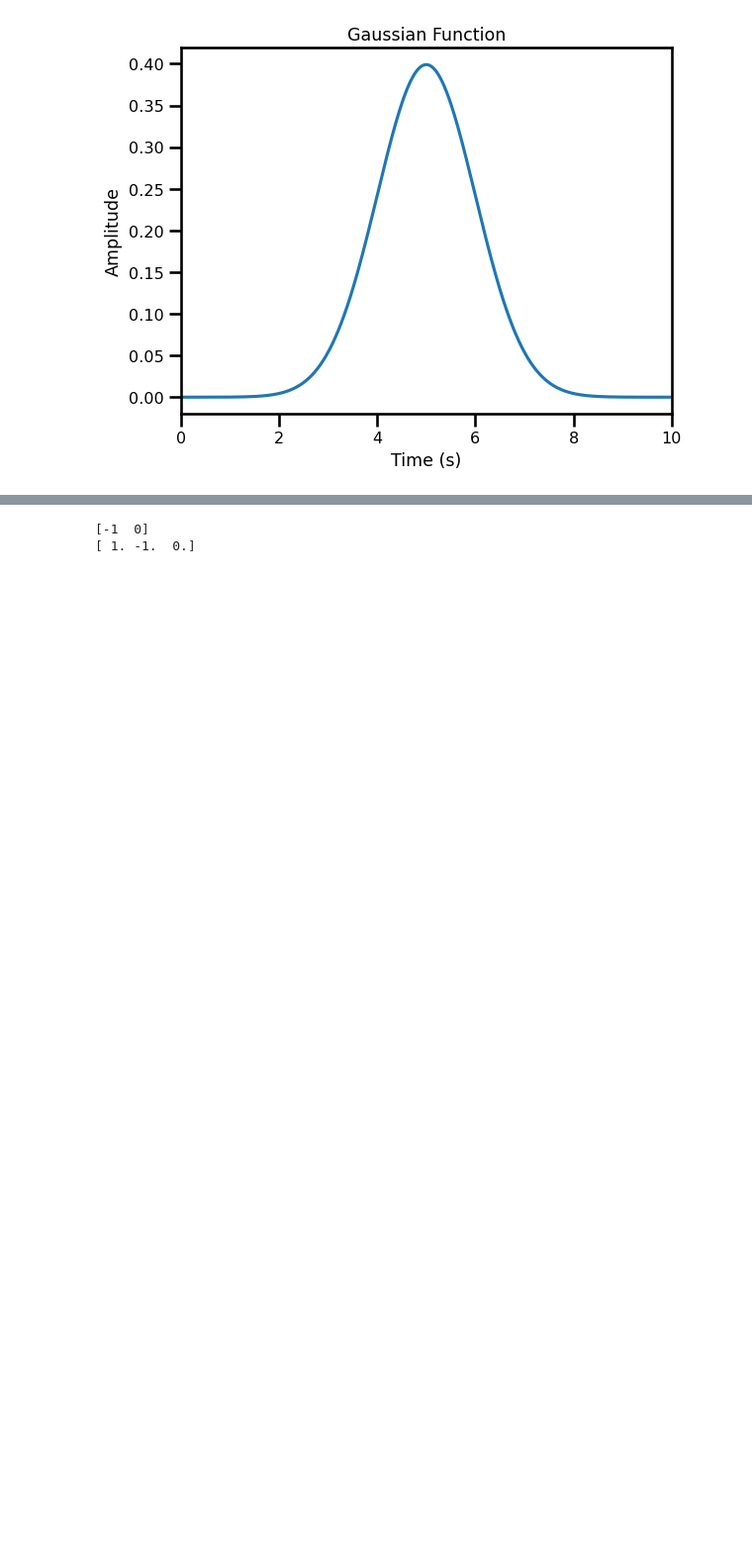
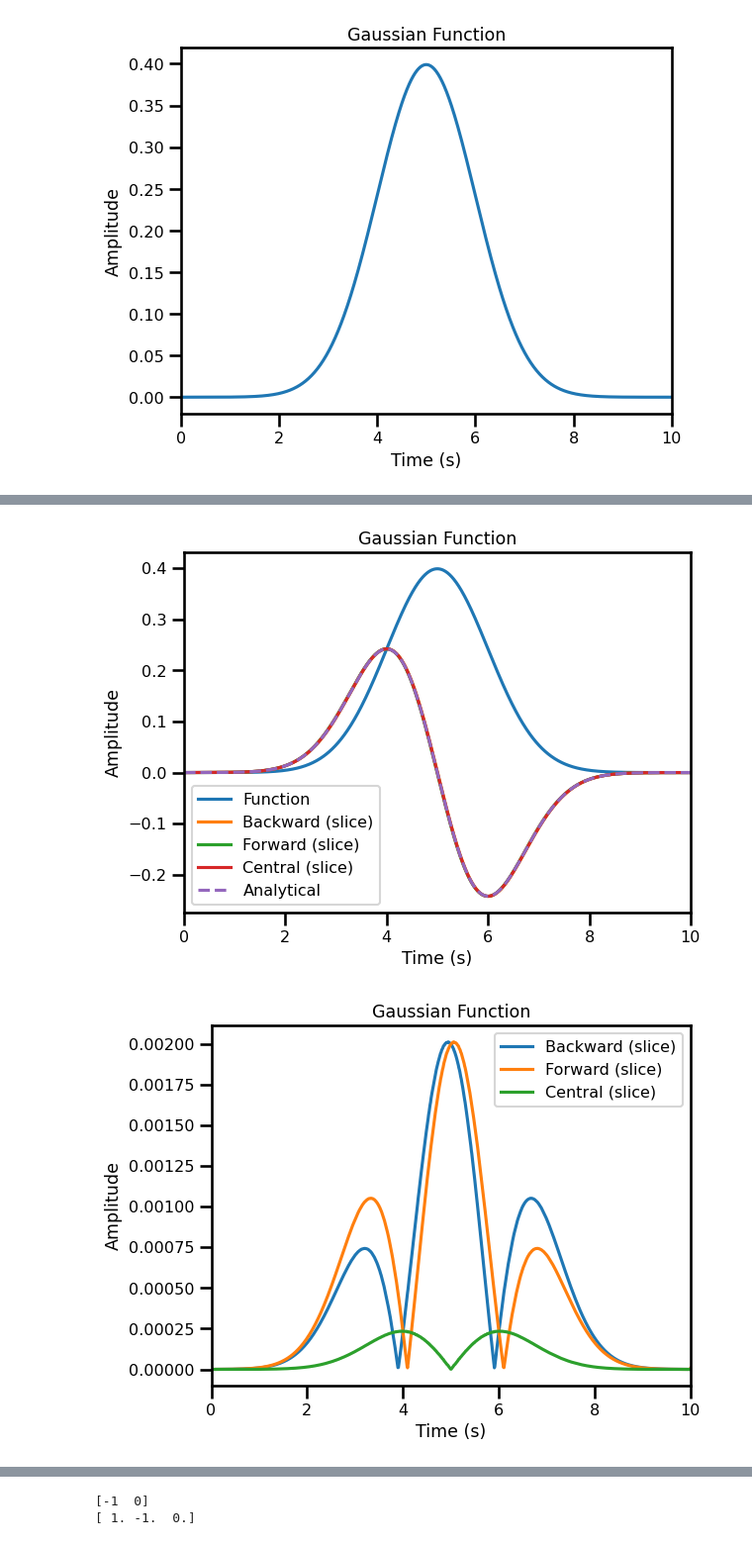
Before and after one commit to jejjohnson/jaxsw, a Jupyter notebook: notebooks/dev/eman/differential_operators/0_finite_difference.ipynb, the cells around one changed output, grey strips where cells are left out. Shown at 99% size. Cells and saved outputs as stored; diff of their text form; code cells hidden in the pictures; blank space fills up the shorter version.

```diff
--- a/notebooks/dev/eman/differential_operators/0_finite_difference.ipynb
+++ b/notebooks/dev/eman/differential_operators/0_finite_difference.ipynb
@@ -163,0 +358,42 @@ def get_fd_coefficients(
+# %%
+solutions["slice"] = dict()
+
+solutions["slice"]["forward"] = diff_forward_slice(f, dt)
+solutions["slice"]["backward"] = diff_backward_slice(f, dt)
+solutions["slice"]["central"] = diff_central_slice(f, dt)
+# %%
+fig, ax = plt.subplots()
+ax.plot(time, f, label="Function")
+ax.plot(time, solutions["slice"]["backward"], label="Backward (slice)")
+ax.plot(time, solutions["slice"]["forward"], label=f"Forward (slice)")
+ax.plot(time, solutions["slice"]["central"], label=f"Central (slice)")
+ax.plot(time, df, label="Analytical", linestyle="--")
+ax.set(
+    title="Gaussian Function",
+    xlabel="Time (s)",
+    ylabel="Amplitude",
+    xlim=(0,tmax)
+)
+plt.legend()
+plt.tight_layout()
+plt.show()
+
+fig, ax = plt.subplots()
+ax.plot(time,
+        np.abs(solutions["slice"]["backward"] - df), label="Backward (slice)")
+ax.plot(time,
+        np.abs(solutions["slice"]["forward"] - df), label="Forward (slice)")
+ax.plot(time,
+        np.abs(solutions["slice"]["central"] - df), label="Central (slice)")
+ax.set(
+    title="Gaussian Function",
+    xlabel="Time (s)",
+    ylabel="Amplitude",
+    xlim=(0,tmax)
+)
+plt.legend()
+plt.tight_layout()
+plt.show()
+# %% [output]
+[figure, added]
+[figure, added]
```
Also changed, not shown: parts of 43 cells of this notebook, 8 other files.
